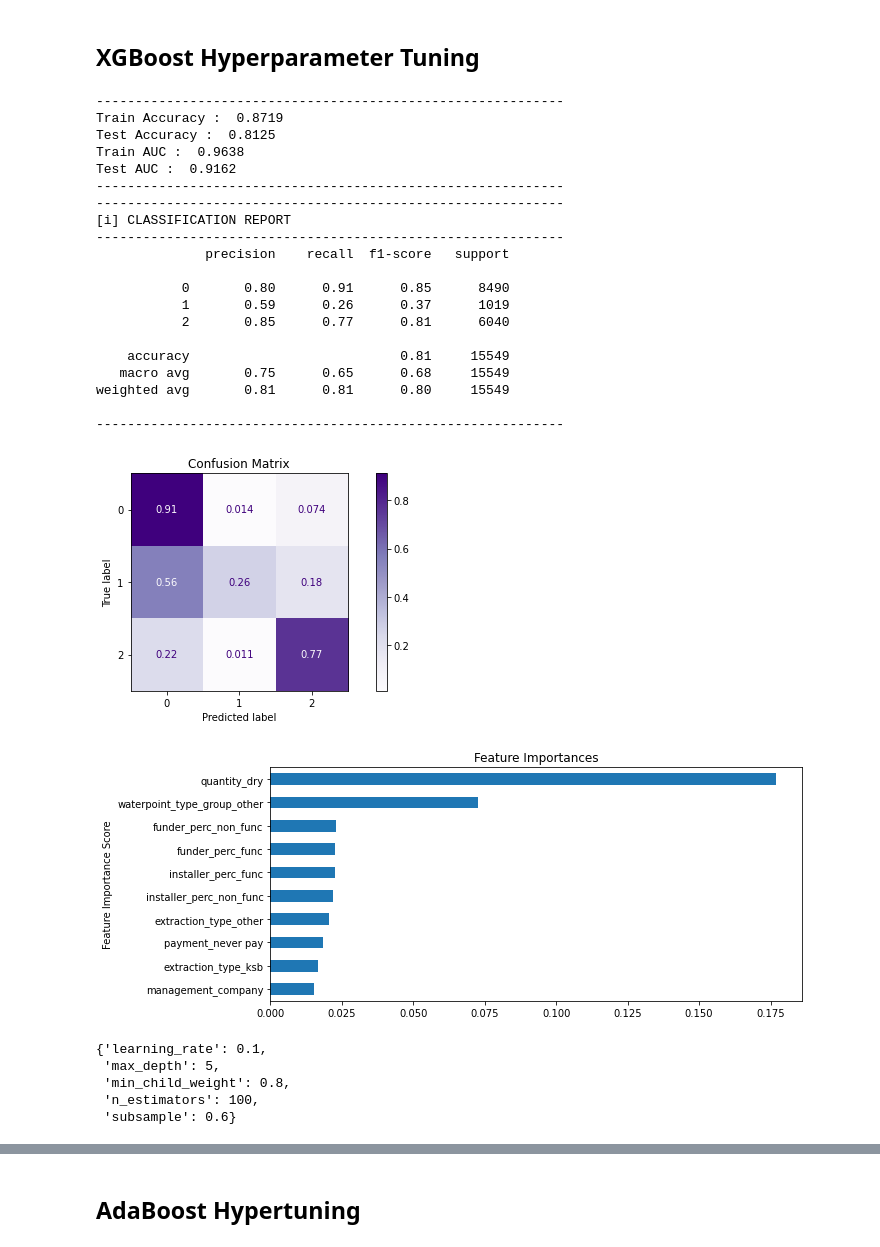
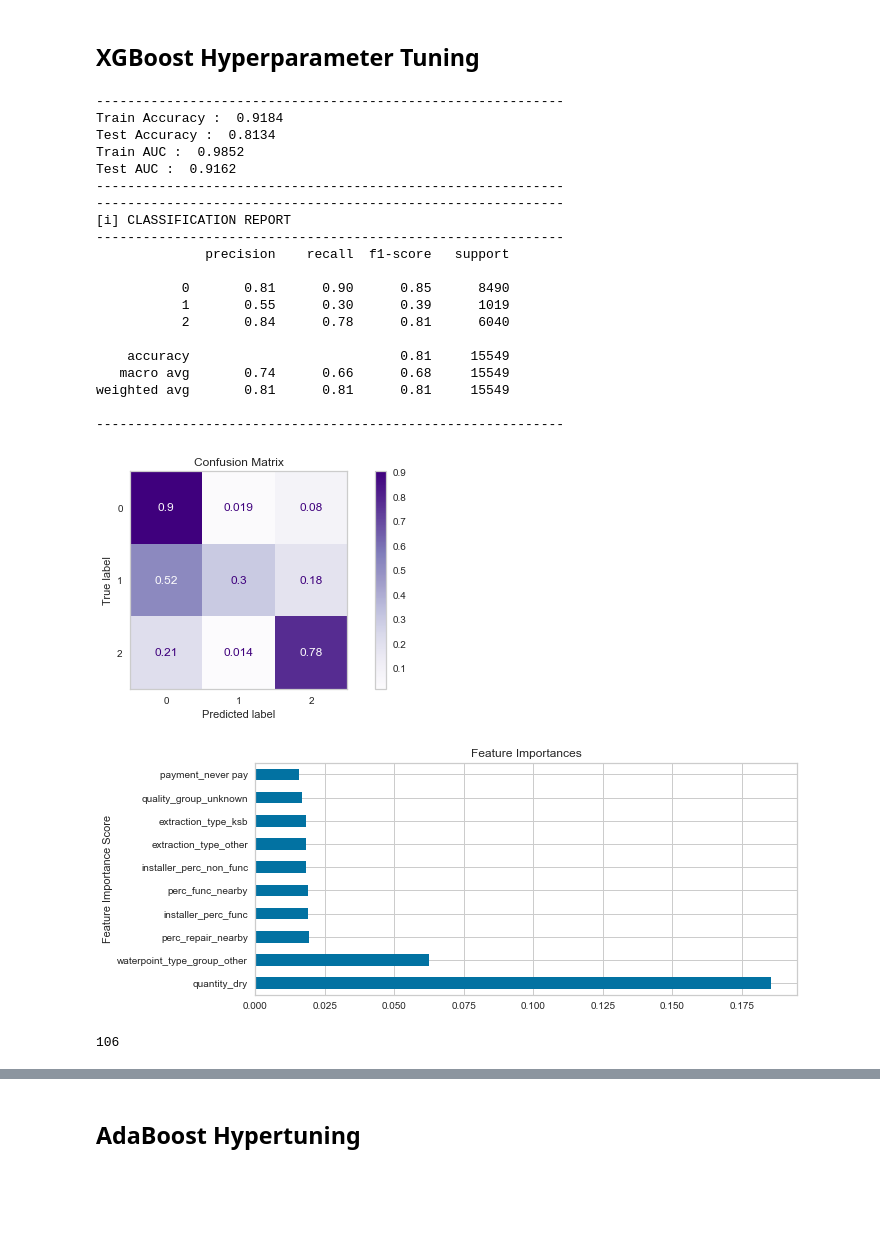
Before and after one commit to singsang2/Tanzanian-Water-Well-Project, a Jupyter notebook: student.ipynb, the cells around one changed output, grey strips where cells are left out. Cells and saved outputs as stored; diff of their text form; code cells hidden in the pictures; blank space fills up the shorter version.

Commit message:
final models done

```diff
--- a/student.ipynb
+++ b/student.ipynb
@@ -791,12 +774,12 @@ cat_cols.append('wpt_name')
 num_cols = list(df.select_dtypes(['int64', 'float64']).columns)
 # %%
 # Saving dataframe until now
-save_data(df, 'final_df')
+# save_data(df, 'final_df')
 # loading datafrom for model #2
-# df = load_data('dataframe_model_2')
-# cat_cols = list(df.drop(columns='status_group', axis=1).select_dtypes('O').columns)
-# cat_cols.append('wpt_name')
-# num_cols = list(df.select_dtypes(['int64', 'float64']).columns)
+df = load_data('final_df')
+cat_cols = list(df.drop(columns='status_group', axis=1).select_dtypes('O').columns)
+cat_cols.append('wpt_name')
+num_cols = list(df.select_dtypes(['int64', 'float64']).columns)
 # %%
 from sklearn.model_selection import train_test_split
 # df.drop(columns='scheme_management', axis=1, inplace=True)
@@ -1112,49 +1135,45 @@ weighted avg       0.80      0.74      0.76     15549
 ## XGBoost Hyperparameter Tuning
 # %%
 # from sklearn.model_selection import GridSearchCV
-xgb = XGBClassifier(objective='mutli:softmax', num_class=3)
-param_xgb = dict(n_estimators=[500],
+xgb = XGBClassifier(objective='mutli:softmax', num_class=3, class_weight=class_weight_dict)
+param_xgb = dict(n_estimators=[1000],
                  learning_rate=[0.1],
                  max_depth = [5],
                  subsample=[0.6],
                  min_child_weight=[0.8]
                  )
 grid_xgb = GridSearchCV(xgb, param_grid=param_xgb, n_jobs=-1, scoring='recall_macro')
 
 grid_xgb.fit(X_train_tf, y_train_tf)
 
 evaluate_clf_model(grid_xgb.best_estimator_, X_train_tf, y_train_tf, X_test_tf, y_test_tf);
 # %% [output]
 ------------------------------------------------------------
-Train Accuracy :  0.8719
-Test Accuracy :  0.8125
-Train AUC :  0.9638
+Train Accuracy :  0.9184
+Test Accuracy :  0.8134
+Train AUC :  0.9852
 Test AUC :  0.9162
 ------------------------------------------------------------
 ------------------------------------------------------------
 [i] CLASSIFICATION REPORT
 ------------------------------------------------------------
               precision    recall  f1-score   support
 
-           0       0.80      0.91      0.85      8490
-           1       0.59      0.26      0.37      1019
-           2       0.85      0.77      0.81      6040
+           0       0.81      0.90      0.85      8490
+           1       0.55      0.30      0.39      1019
+           2       0.84      0.78      0.81      6040
 
     accuracy                           0.81     15549
-   macro avg       0.75      0.65      0.68     15549
-weighted avg       0.81      0.81      0.80     15549
+   macro avg       0.74      0.66      0.68     15549
+weighted avg       0.81      0.81      0.81     15549
 
 ------------------------------------------------------------
-[figure, old version]
+[figure, new version]
-[figure, old version]
+[figure, new version]
-# %%
-grid_xgb.best_params_
-# %% [output]
-{'learning_rate': 0.1,
- 'max_depth': 5,
- 'min_child_weight': 0.8,
- 'n_estimators': 100,
- 'subsample': 0.6}
+# %%
+len(grid_xgb.best_estimator_.feature_importances_)
+# %% [output]
+106
 # %%
 # from sklearn.model_selection import GridSearchCV
 xgb = XGBClassifier(objective='mutli:softmax', num_class=3)
```
Also changed, not shown: parts of 107 cells of this notebook, 4 other files.
